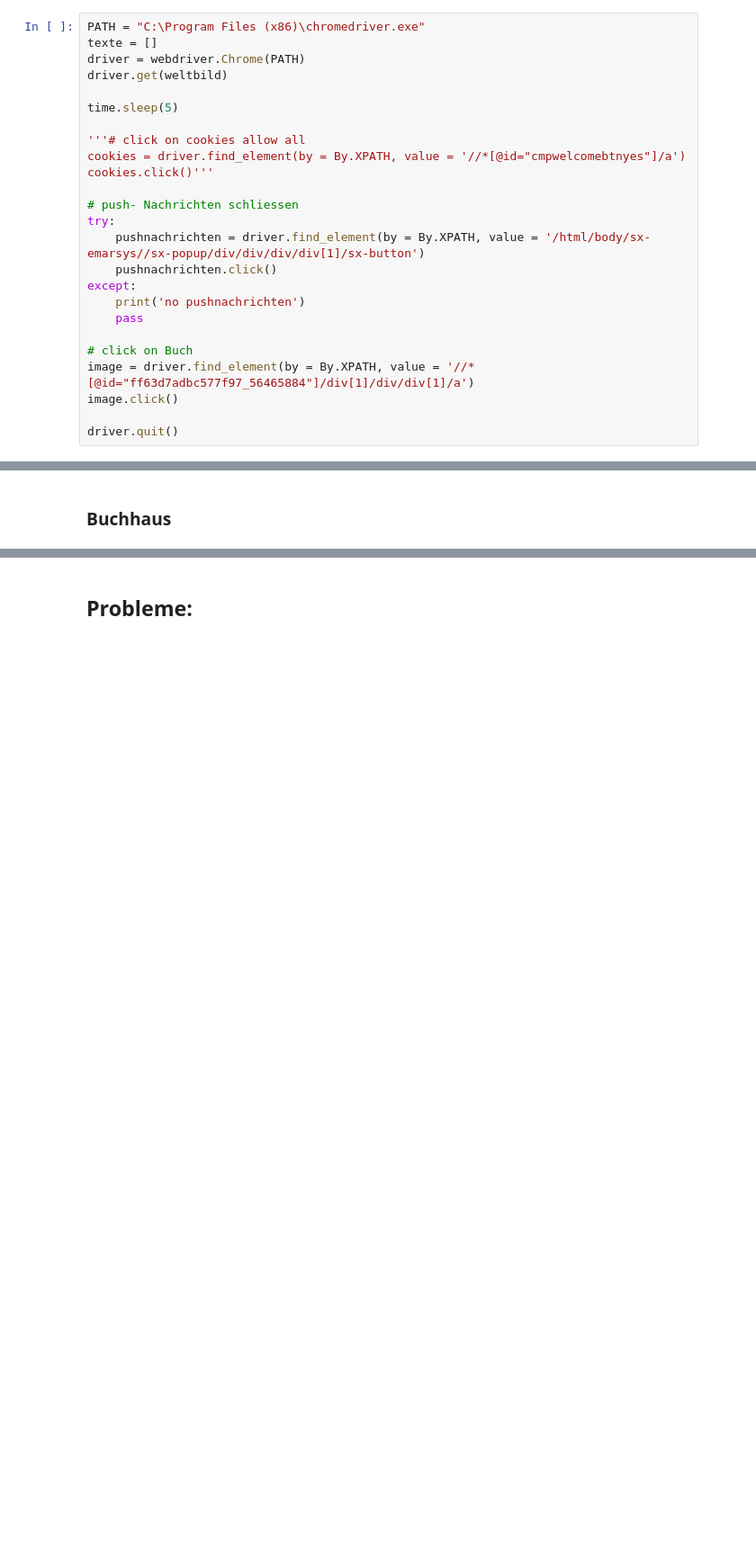
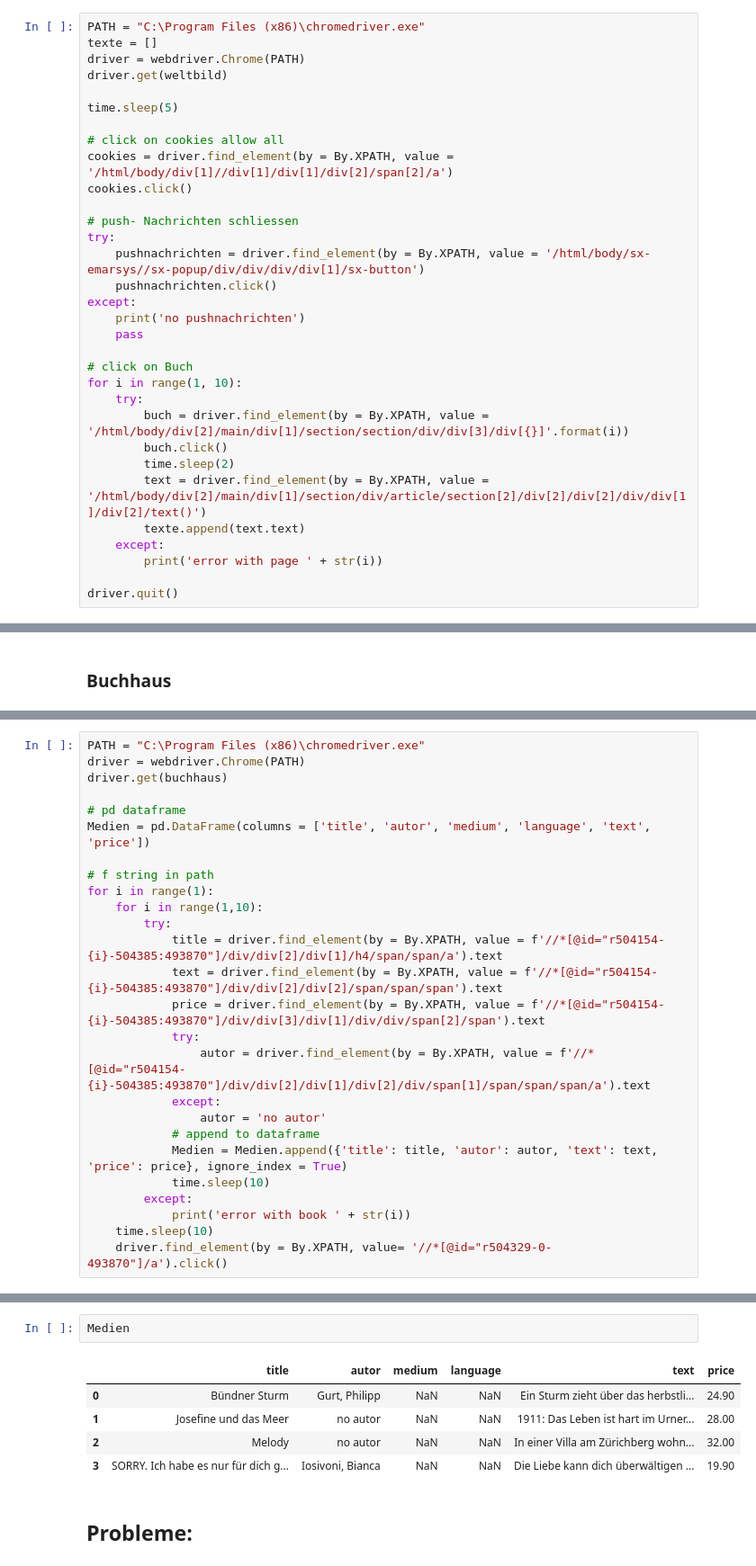
Before and after one commit to yalais/Bibliothek-cornillie, a Jupyter notebook: webscraper.ipynb, the cells around one changed output, grey strips where cells are left out. Shown at 90% size. Cells and saved outputs as stored; diff of their text form; blank space fills up the shorter version.

```diff
--- a/webscraper.ipynb
+++ b/webscraper.ipynb
@@ -183,9 +297,9 @@ driver.get(weltbild)
 
 time.sleep(5)
 
-'''# click on cookies allow all
-cookies = driver.find_element(by = By.XPATH, value = '//*[@id="cmpwelcomebtnyes"]/a')
-cookies.click()'''
+# click on cookies allow all
+cookies = driver.find_element(by = By.XPATH, value = '/html/body/div[1]//div[1]/div[1]/div[2]/span[2]/a')
+cookies.click()
 
 # push- Nachrichten schliessen
 try:
@@ -196,8 +310,15 @@ except:
     pass
 
 # click on Buch
-image = driver.find_element(by = By.XPATH, value = '//*[@id="ff63d7adbc577f97_56465884"]/div[1]/div/div[1]/a')
-image.click()
+for i in range(1, 10):
+    try:
+        buch = driver.find_element(by = By.XPATH, value = '/html/body/div[2]/main/div[1]/section/section/div/div[3]/div[{}]'.format(i))
+        buch.click()
+        time.sleep(2)
+        text = driver.find_element(by = By.XPATH, value = '/html/body/div[2]/main/div[1]/section/div/article/section[2]/div[2]/div[2]/div/div[1]/div[2]/text()')
+        texte.append(text.text)
+    except:
+        print('error with page ' + str(i))
 
 driver.quit()
 # %% [output]
@@ -252,0 +376,26 @@ item.click()
+# %%
+PATH = "C:\Program Files (x86)\chromedriver.exe"
+driver = webdriver.Chrome(PATH)
+driver.get(buchhaus)
+
+# pd dataframe
+Medien = pd.DataFrame(columns = ['title', 'autor', 'medium', 'language', 'text', 'price'])
+
+# f string in path
+for i in range(1):
+    for i in range(1,10):
+        try:
+            title = driver.find_element(by = By.XPATH, value = f'//*[@id="r504154-{i}-504385:493870"]/div/div[2]/div[1]/h4/span/span/a').text
+            text = driver.find_element(by = By.XPATH, value = f'//*[@id="r504154-{i}-504385:493870"]/div/div[2]/div[2]/span/span/span').text
+            price = driver.find_element(by = By.XPATH, value = f'//*[@id="r504154-{i}-504385:493870"]/div/div[3]/div[1]/div/div/span[2]/span').text
+            try:
+                autor = driver.find_element(by = By.XPATH, value = f'//*[@id="r504154-{i}-504385:493870"]/div/div[2]/div[1]/div[2]/div/span[1]/span/span/span/a').text
+            except:
+                autor = 'no autor'
+            # append to dataframe
+            Medien = Medien.append({'title': title, 'autor': autor, 'text': text, 'price': price}, ignore_index = True)
+            time.sleep(10)
+        except:
+            print('error with book ' + str(i))
+    time.sleep(10)
+    driver.find_element(by = By.XPATH, value= '//*[@id="r504329-0-493870"]/a').click()
@@ -253,3 +433,11 @@ item.click()
+# %%
+Medien
+# %% [output]
+|  | title | autor | medium | language | text | price |
+| 0 | Bündner Sturm | Gurt, Philipp | NaN | NaN | Ein Sturm zieht über das herbstli... | 24.90 |
+| 1 | Josefine und das Meer | no autor | NaN | NaN | 1911: Das Leben ist hart im Urner... | 28.00 |
+| 2 | Melody | no autor | NaN | NaN | In einer Villa am Zürichberg wohn... | 32.00 |
+| 3 | SORRY. Ich habe es nur für dich g... | Iosivoni, Bianca | NaN | NaN | Die Liebe kann dich überwältigen ... | 19.90 |
 # %% [markdown]
 ## Probleme:
 # %% [markdown]
```
Also changed, not shown: parts of 19 cells of this notebook.
